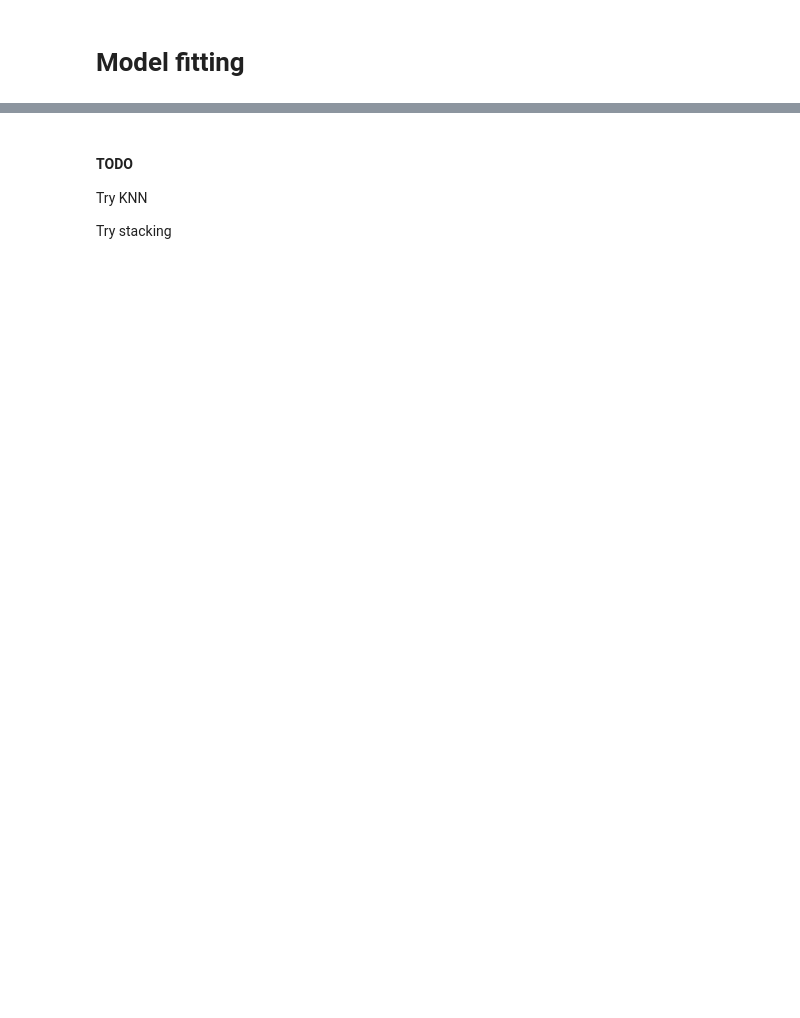
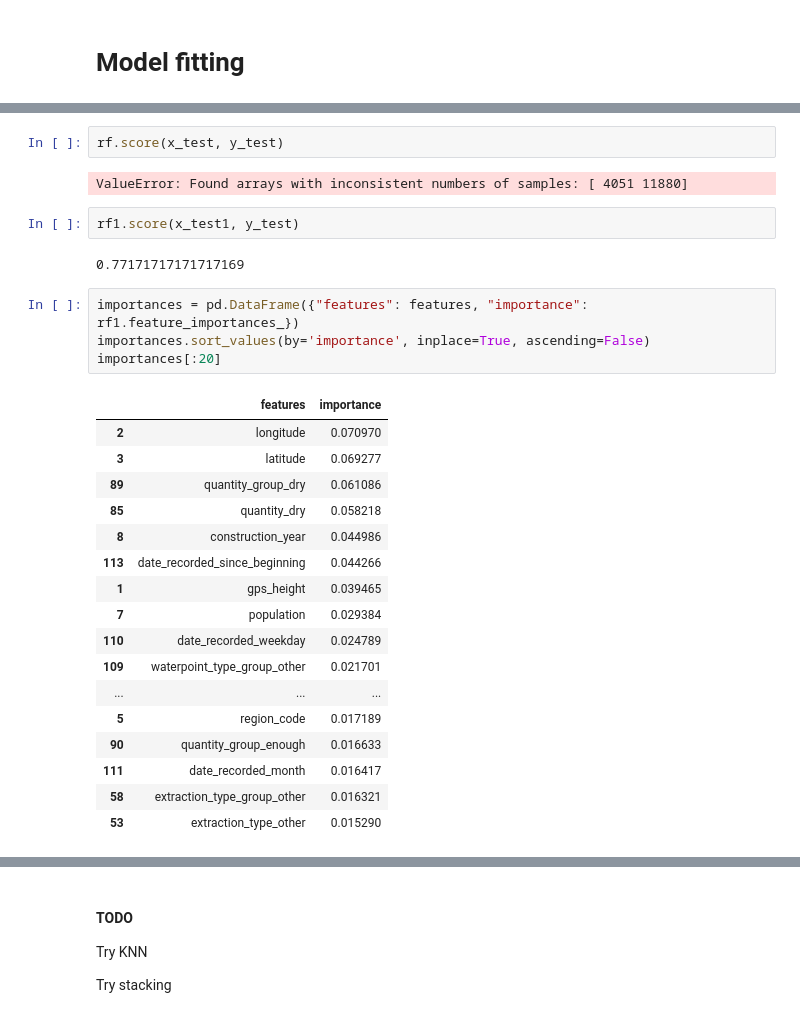
Before and after one commit to vlandeau/pump-it-up, a Jupyter notebook: explo.ipynb, the cells around one changed output, grey strips where cells are left out. Saved outputs shown, nothing was run; the diff lists cells and outputs as text; blank space fills up the shorter version.

```diff
--- a/explo.ipynb
+++ b/explo.ipynb
@@ -516,0 +413,30 @@ plt.show()
+# %%
+rf.score(x_test, y_test)
+# %% [output]
+ValueError: Found arrays with inconsistent numbers of samples: [ 4051 11880]
+# %%
+rf1.score(x_test1, y_test)
+# %% [output]
+0.77171717171717169
+# %%
+importances = pd.DataFrame({"features": features, "importance": rf1.feature_importances_})
+importances.sort_values(by='importance', inplace=True, ascending=False)
+importances[:20]
+# %% [output]
+|  | features | importance |
+| 2 | longitude | 0.070970 |
+| 3 | latitude | 0.069277 |
+| 89 | quantity_group_dry | 0.061086 |
+| 85 | quantity_dry | 0.058218 |
+| 8 | construction_year | 0.044986 |
+| 113 | date_recorded_since_beginning | 0.044266 |
+| 1 | gps_height | 0.039465 |
+| 7 | population | 0.029384 |
+| 110 | date_recorded_weekday | 0.024789 |
+| 109 | waterpoint_type_group_other | 0.021701 |
+| ... | ... | ... |
+| 5 | region_code | 0.017189 |
+| 90 | quantity_group_enough | 0.016633 |
+| 111 | date_recorded_month | 0.016417 |
+| 58 | extraction_type_group_other | 0.016321 |
+| 53 | extraction_type_other | 0.015290 |
```
Also changed, not shown: parts of 73 cells of this notebook, 3 other files.
